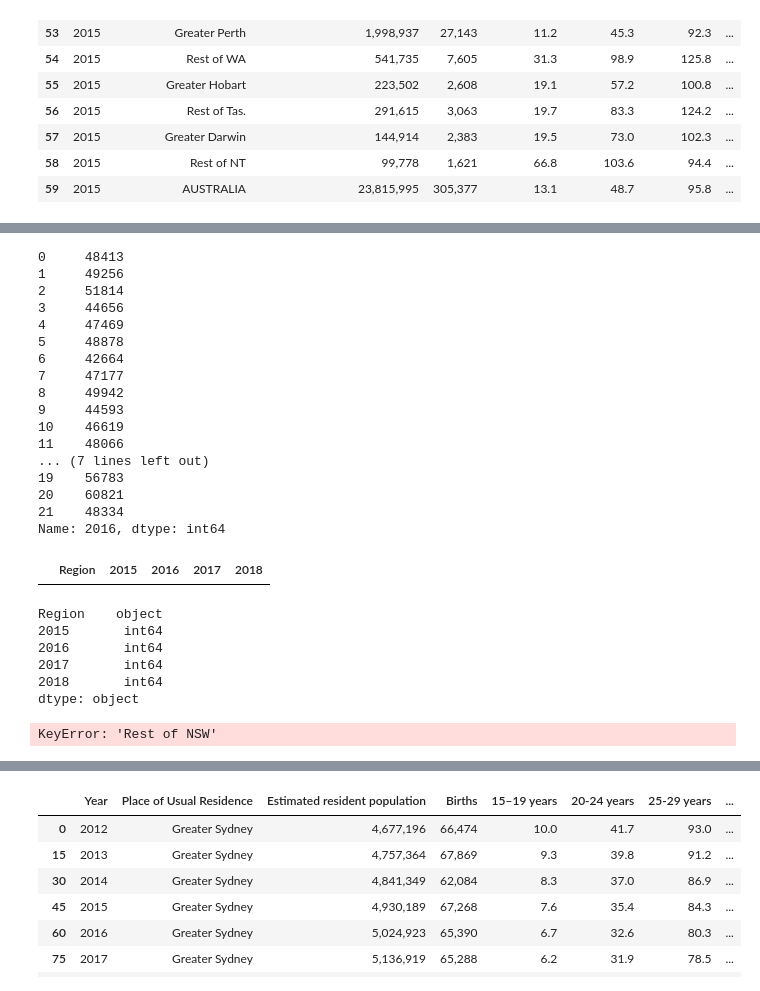
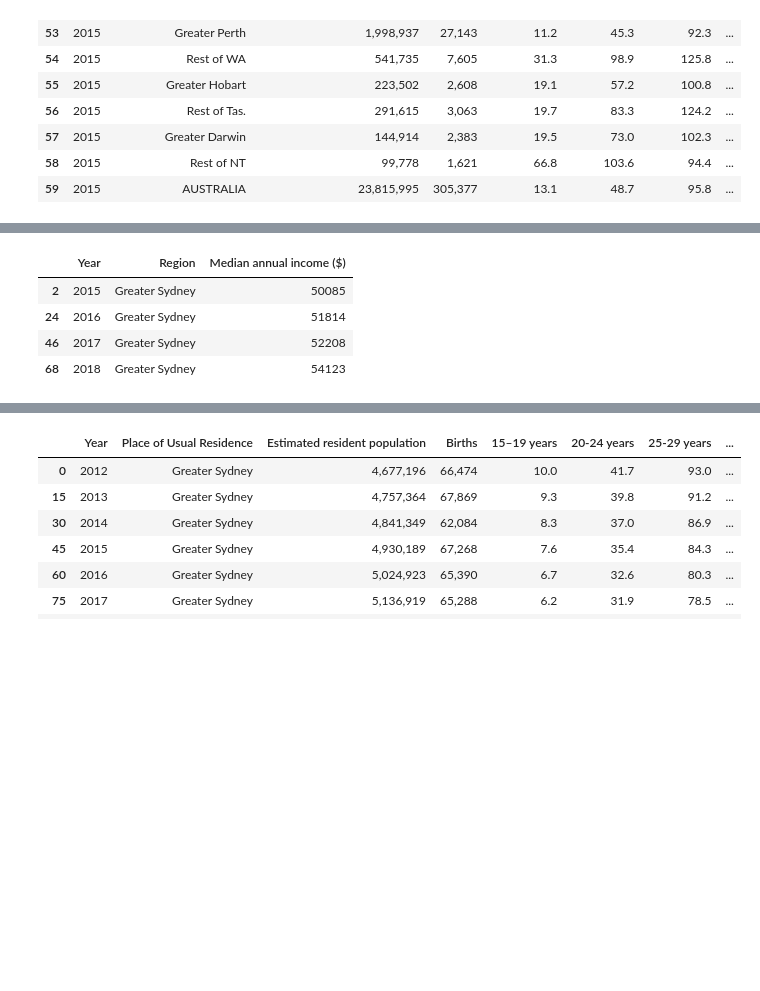
Before and after one commit to NathanJPotter/Team-Project-1, a Jupyter notebook: Project 1.ipynb, the cells around one changed output, grey strips where cells are left out. Cells and saved outputs as stored; diff of their text form; code cells hidden in the pictures; blank space fills up the shorter version.

Commit message:
Checked data
It seems to be good!

```diff
--- a/Project 1.ipynb
+++ b/Project 1.ipynb
@@ -269,38 +179,9 @@ income_data_df
-# %%
-income_data_df['2016']
-# %% [output]
-0     48413
-1     49256
-2     51814
-3     44656
-4     47469
-5     48878
-6     42664
-7     47177
-8     49942
-9     44593
-10    46619
-11    48066
-... (7 lines left out)
-19    56783
-20    60821
-21    48334
-Name: 2016, dtype: int64
 # %%
-greater_syd_df = income_data_df.loc[(income_data_df['Region']) == "Rest of NT"]
-greater_syd_df
+syd_income_df = income_data_df.loc[income_data_df['Region'] == "Greater Sydney"]
+syd_income_df
 # %% [output]
-|  | Region | 2015 | 2016 | 2017 | 2018 |
+|  | Year | Region | Median annual income ($) |
+| 2 | 2015 | Greater Sydney | 50085 |
+| 24 | 2016 | Greater Sydney | 51814 |
+| 46 | 2017 | Greater Sydney | 52208 |
+| 68 | 2018 | Greater Sydney | 54123 |
-# %%
-greater_syd_df.dtypes
-# %% [output]
-Region    object
-2015       int64
-2016       int64
-2017       int64
-2018       int64
-dtype: object
-# %%
-greater_syd_df.plot(greater_syd_df['Rest of NSW'], greater_syd_df['2015'])
-# %% [output]
-KeyError: 'Rest of NSW'
```
Also changed, not shown: parts of 31 cells of this notebook.
